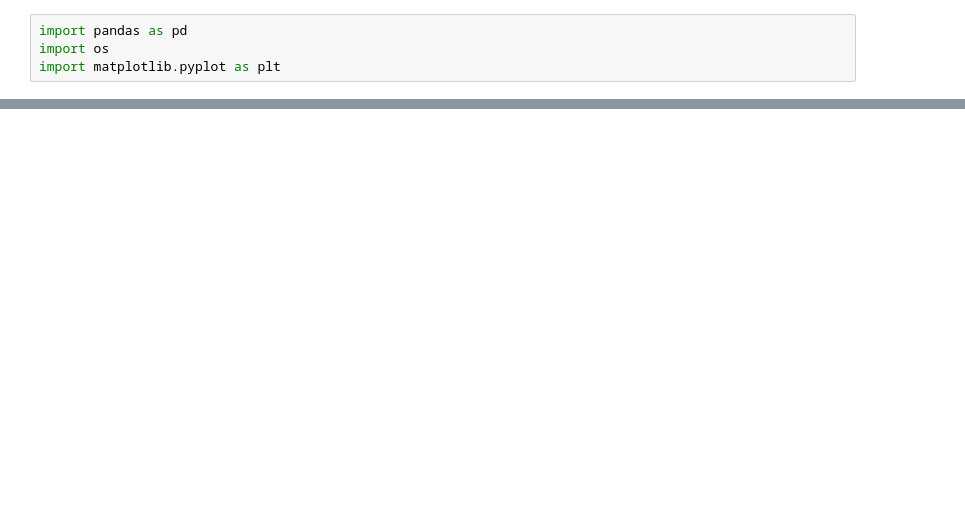
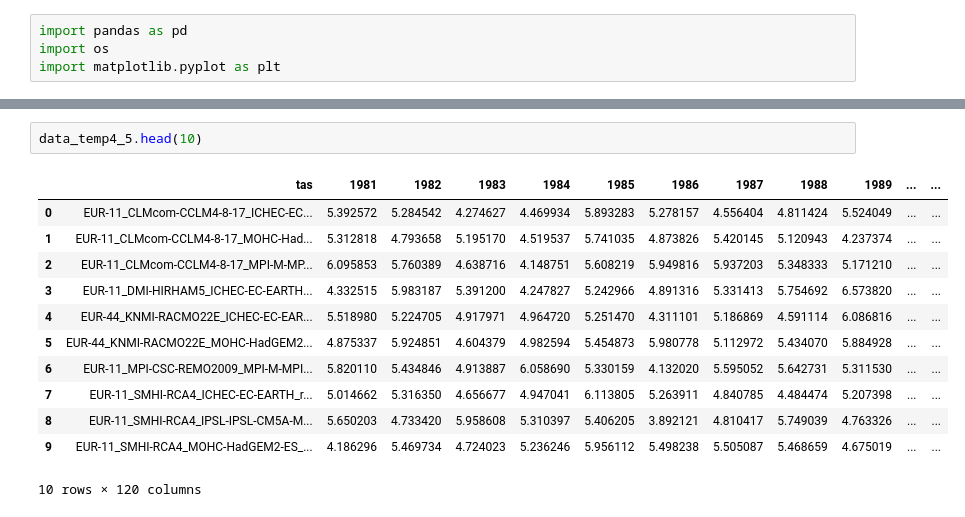
Before and after one commit to NotSchebs/CDK1_Klimadaten_Challenge_FHNW, a Jupyter notebook: Zugvögeldatenlesen.ipynb, the cells around one changed output, grey strips where cells are left out. Saved outputs shown, nothing was run; the diff lists cells and outputs as text; blank space fills up the shorter version.

```diff
--- a/Zugvögeldatenlesen.ipynb
+++ b/Zugvögeldatenlesen.ipynb
@@ -25,0 +44,15 @@ data_temp.head()
+# %%
+data_temp4_5.head(10)
+# %% [output]
+|  | tas | 1981 | 1982 | 1983 | 1984 | 1985 | 1986 | 1987 | 1988 | 1989 | ... | ... |
+| 0 | EUR-11_CLMcom-CCLM4-8-17_ICHEC-EC... | 5.392572 | 5.284542 | 4.274627 | 4.469934 | 5.893283 | 5.278157 | 4.556404 | 4.811424 | 5.524049 | ... | ... |
+| 1 | EUR-11_CLMcom-CCLM4-8-17_MOHC-Had... | 5.312818 | 4.793658 | 5.195170 | 4.519537 | 5.741035 | 4.873826 | 5.420145 | 5.120943 | 4.237374 | ... | ... |
+| 2 | EUR-11_CLMcom-CCLM4-8-17_MPI-M-MP... | 6.095853 | 5.760389 | 4.638716 | 4.148751 | 5.608219 | 5.949816 | 5.937203 | 5.348333 | 5.171210 | ... | ... |
+| 3 | EUR-11_DMI-HIRHAM5_ICHEC-EC-EARTH... | 4.332515 | 5.983187 | 5.391200 | 4.247827 | 5.242966 | 4.891316 | 5.331413 | 5.754692 | 6.573820 | ... | ... |
+| 4 | EUR-44_KNMI-RACMO22E_ICHEC-EC-EAR... | 5.518980 | 5.224705 | 4.917971 | 4.964720 | 5.251470 | 4.311101 | 5.186869 | 4.591114 | 6.086816 | ... | ... |
+| 5 | EUR-44_KNMI-RACMO22E_MOHC-HadGEM2... | 4.875337 | 5.924851 | 4.604379 | 4.982594 | 5.454873 | 5.980778 | 5.112972 | 5.434070 | 5.884928 | ... | ... |
+| 6 | EUR-11_MPI-CSC-REMO2009_MPI-M-MPI... | 5.820110 | 5.434846 | 4.913887 | 6.058690 | 5.330159 | 4.132020 | 5.595052 | 5.642731 | 5.311530 | ... | ... |
+| 7 | EUR-11_SMHI-RCA4_ICHEC-EC-EARTH_r... | 5.014662 | 5.316350 | 4.656677 | 4.947041 | 6.113805 | 5.263911 | 4.840785 | 4.484474 | 5.207398 | ... | ... |
+| 8 | EUR-11_SMHI-RCA4_IPSL-IPSL-CM5A-M... | 5.650203 | 4.733420 | 5.958608 | 5.310397 | 5.406205 | 3.892121 | 4.810417 | 5.749039 | 4.763326 | ... | ... |
+| 9 | EUR-11_SMHI-RCA4_MOHC-HadGEM2-ES_... | 4.186296 | 5.469734 | 4.724023 | 5.236246 | 5.956112 | 5.498238 | 5.505087 | 5.468659 | 4.675019 | ... | ... |
+10 rows × 120 columns
```
Also changed, not shown: parts of 4 cells of this notebook, 2 other files.
